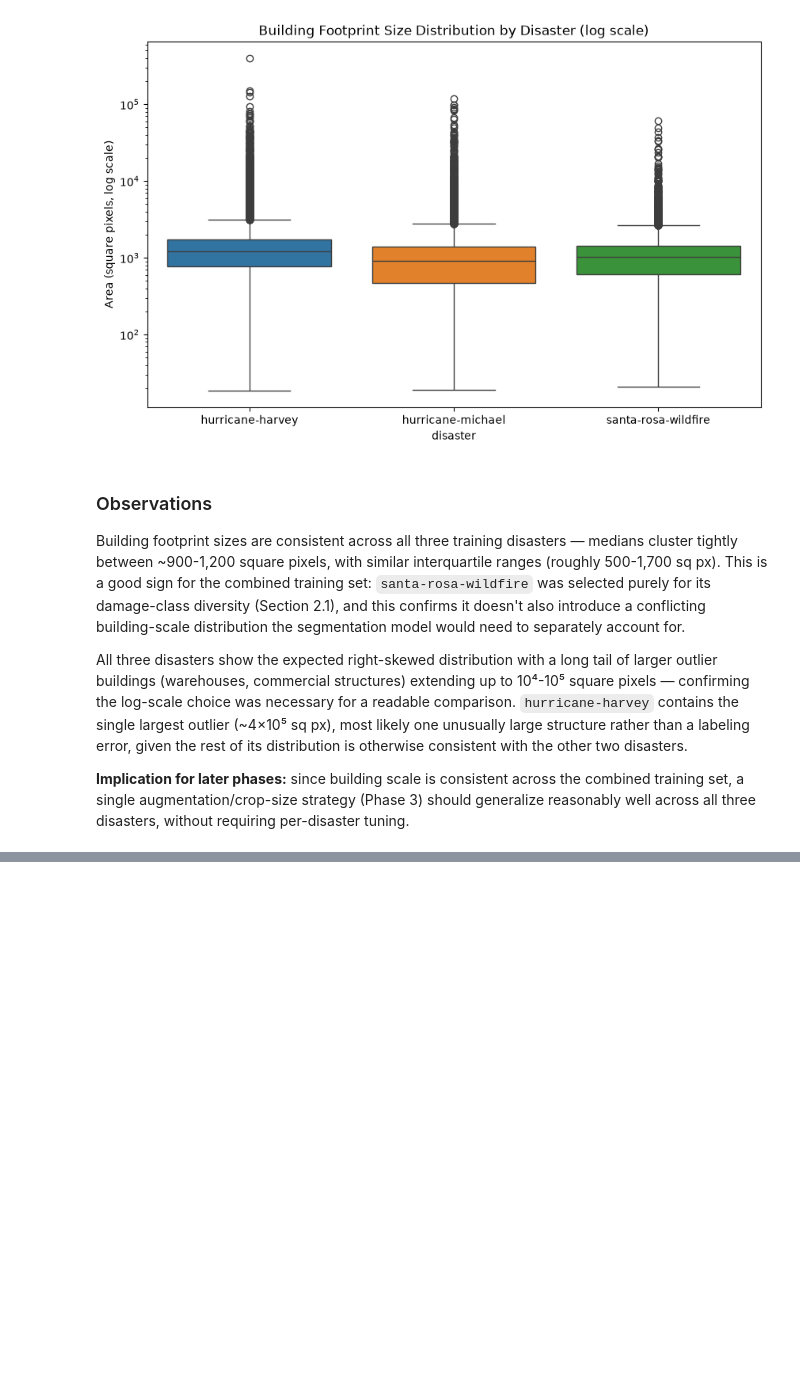
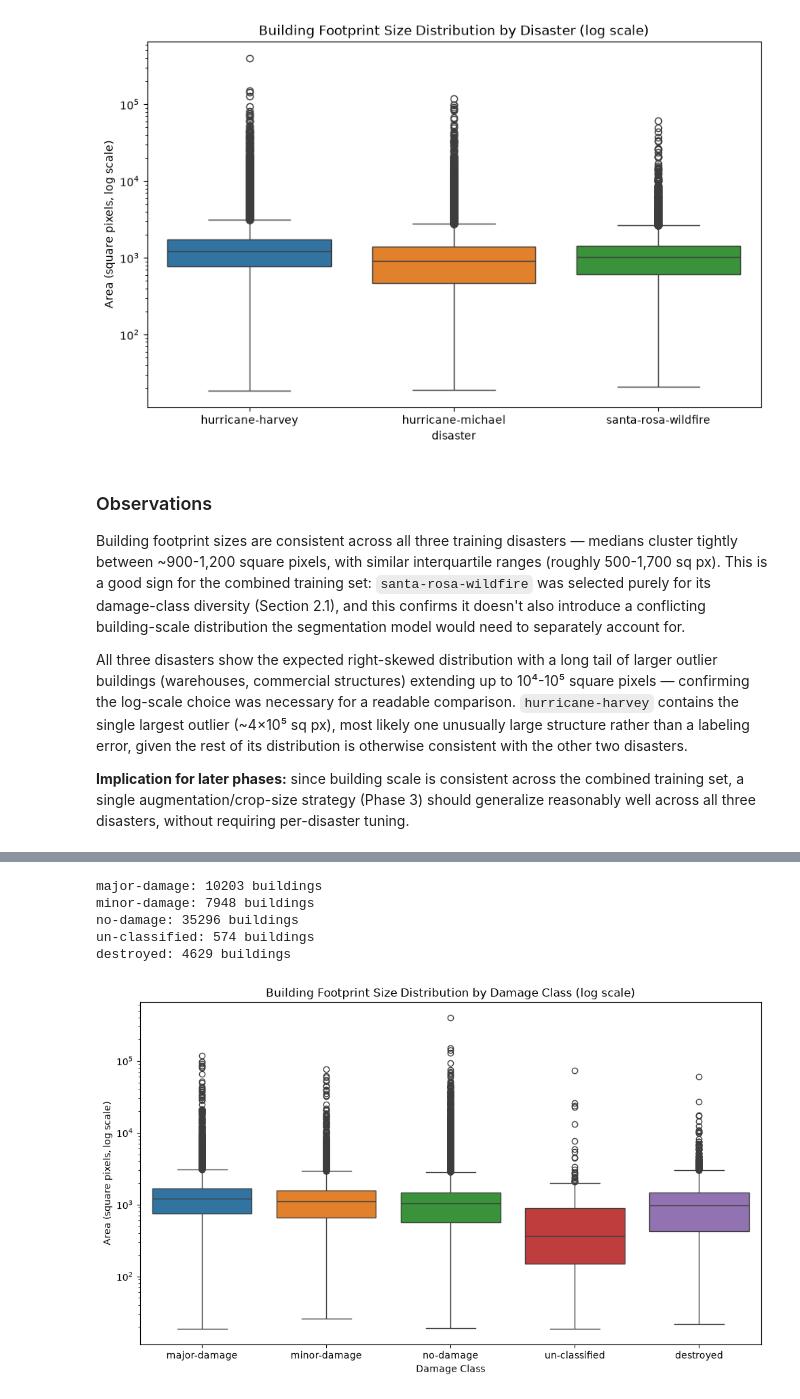
Before and after one commit to husnainalix77/disaster-damage-assessment, a Jupyter notebook: notebooks/02_eda.ipynb, the cells around one changed output, grey strips where cells are left out. Cells and saved outputs as stored; diff of their text form; code cells hidden in the pictures; blank space fills up the shorter version.

```diff
--- a/notebooks/02_eda.ipynb
+++ b/notebooks/02_eda.ipynb
@@ -192,0 +239,18 @@ All three disasters show the expected right-skewed distribution with a long tail
+# %%
+from scipy.stats import chi2_contingency
+
+contingency_table = pd.DataFrame({
+    disaster: summary_results[disaster]
+    for disaster in disasters
+}).T.fillna(0) # summary table
+
+chi2_stat, p_val, dof, expected = chi2_contingency(contingency_table)
+
+print(f"Chi-Square Statistic: {chi2_stat:.4f}")
+print(f"p-value: {p_val:.4e}")
+print(f"Degrees of Freedom: {dof}")
+
+if p_val < 0.05:
+    print("Result: Disaster type is significantly associated to damage status.")
+else:
+    print("Result: Disaster type has NO significant association to damage status.")
@@ -192,0 +276,58 @@ All three disasters show the expected right-skewed distribution with a long tail
+# %%
+def get_area_per_damage_class(disaster_name, labels_dir):
+
+    pattern = f"*{disaster_name}*post_disaster.json"
+    json_files = labels_dir.glob(pattern)
+    area_by_class = defaultdict(list)
+
+    for file_path in json_files:
+        with open(file_path, "r") as f:
+            d = json.load(f)
+            for building in d.get("features", {}).get("xy", []):
+                wkt_str = building["wkt"]
+                subtype = building.get("properties", {}).get("subtype")
+                if not subtype:
+                    subtype = "un-classified"
+                polygon = wkt_loads(wkt_str)
+                area_by_class[subtype].append(polygon.area)
+
+    return dict(area_by_class)
+
+combined_area_by_class = defaultdict(list)
+for disaster in disasters:
+    result = get_area_per_damage_class(disaster, LABELS_DIR)
+    for damage_class, areas in result.items():
+        combined_area_by_class[damage_class].extend(areas)
+
+for damage_class, areas in combined_area_by_class.items():
+    print(f"{damage_class}: {len(areas)} buildings")
+
+# Box plot needs one row per observation
+plot_data = pd.DataFrame([
+    {"damage_class": subtype, "area" : area}
+    for subtype, area_list in combined_area_by_class.items()
+    for area in area_list
+])
+
+plt.figure(figsize=(10, 6))
+sns.boxplot(
+    data=plot_data,
+    x="damage_class",
+    y="area",
+    hue="damage_class",
+    palette="tab10",
+    legend=False
+)
+plt.xlabel("Damage Class")
+plt.title("Building Footprint Size Distribution by Damage Class (log scale)")
+plt.ylabel("Area (square pixels, log scale)")
+plt.yscale("log")
+plt.tight_layout()
+plt.show()
+# %% [output]
+major-damage: 10203 buildings
+minor-damage: 7948 buildings
+no-damage: 35296 buildings
+un-classified: 574 buildings
+destroyed: 4629 buildings
+[figure, added]
```
Also changed, not shown: parts of 14 cells of this notebook.
